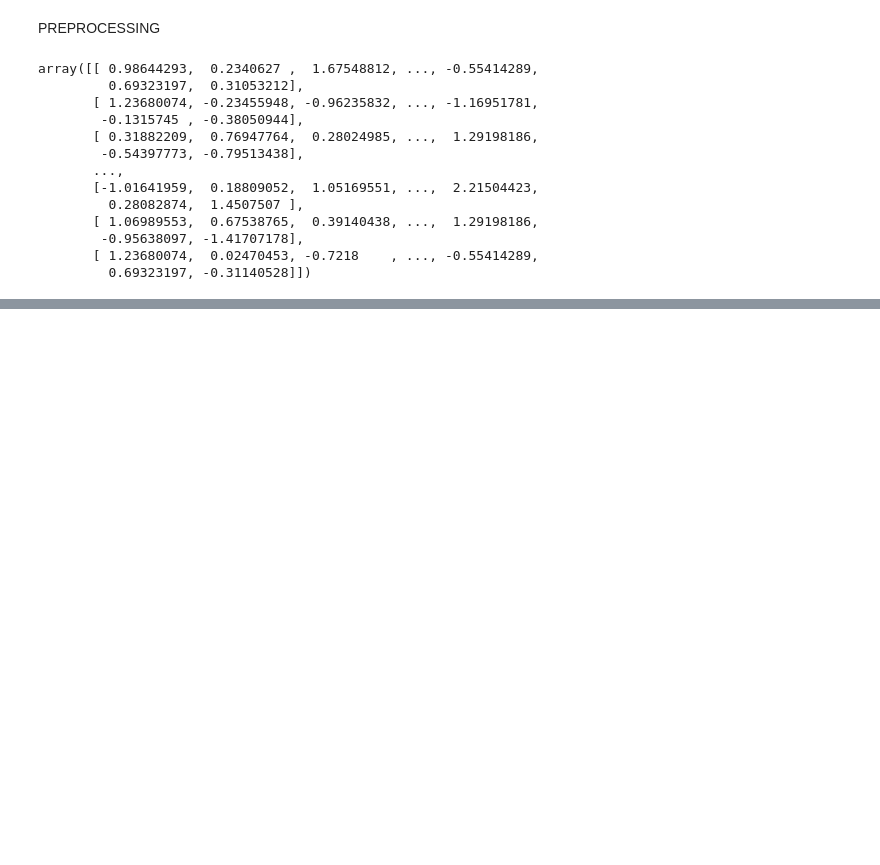
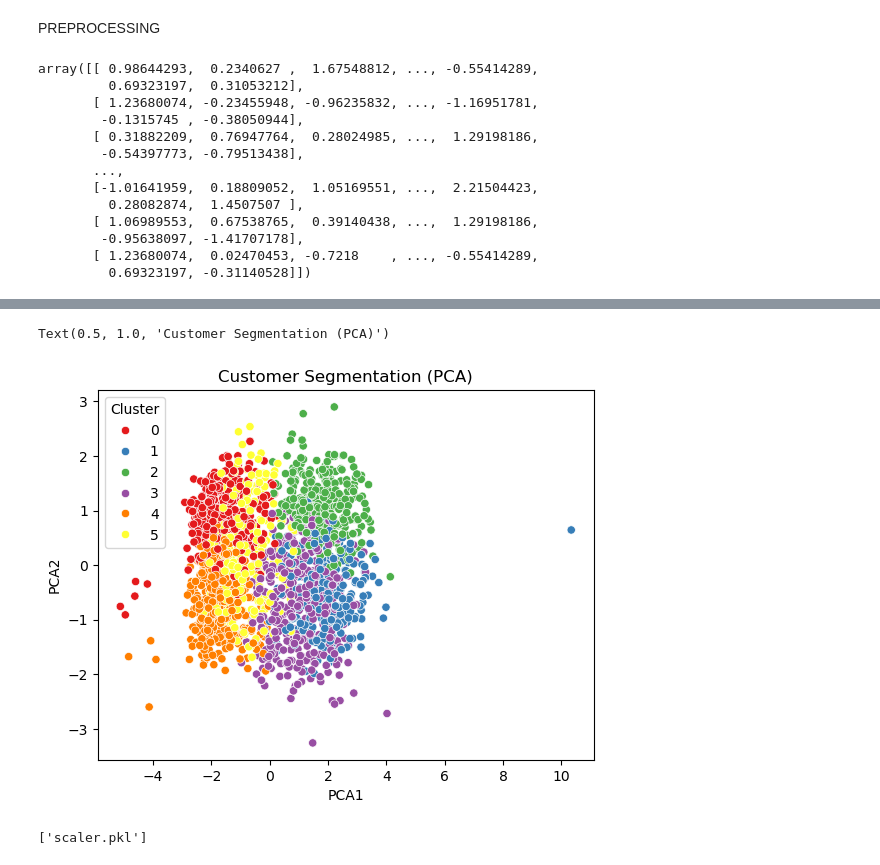
Before and after one commit to ahmetkgurel/Marketing_data_segmentation, a Jupyter notebook: segmentation.ipynb, the cells around one changed output, grey strips where cells are left out. Drawn from its saved outputs; the diff is of its cells as text; code cells hidden in the pictures; blank space fills up the shorter version.

```diff
--- a/segmentation.ipynb
+++ b/segmentation.ipynb
@@ -568,0 +593,3 @@ plt.show()
+# %%
+kmeans = KMeans(n_clusters= 6)
+df['Cluster'] = kmeans.fit_predict(X_scaled)
@@ -568,0 +663,12 @@ plt.show()
+# %%
+sns.scatterplot(x ='PCA1', y ='PCA2',hue='Cluster', data=df, palette='Set1')
+plt.title('Customer Segmentation (PCA)')
+# %% [output]
+Text(0.5, 1.0, 'Customer Segmentation (PCA)')
+[figure, added]
+# %%
+import joblib
+joblib.dump(kmeans,'Kmeans_model.pkl')
+joblib.dump(scaler, 'scaler.pkl')
+# %% [output]
+['scaler.pkl']
```
Also changed, not shown: parts of 15 cells of this notebook, 2 other files.
